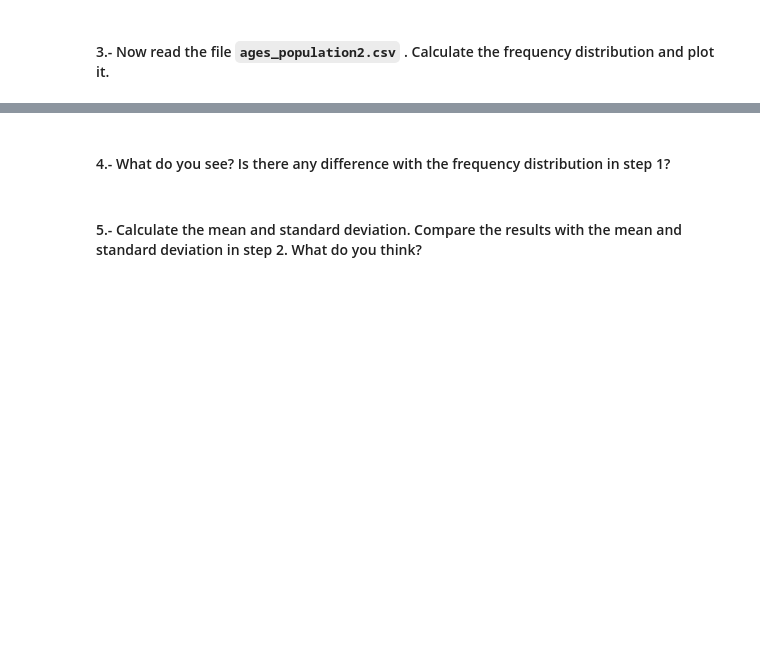
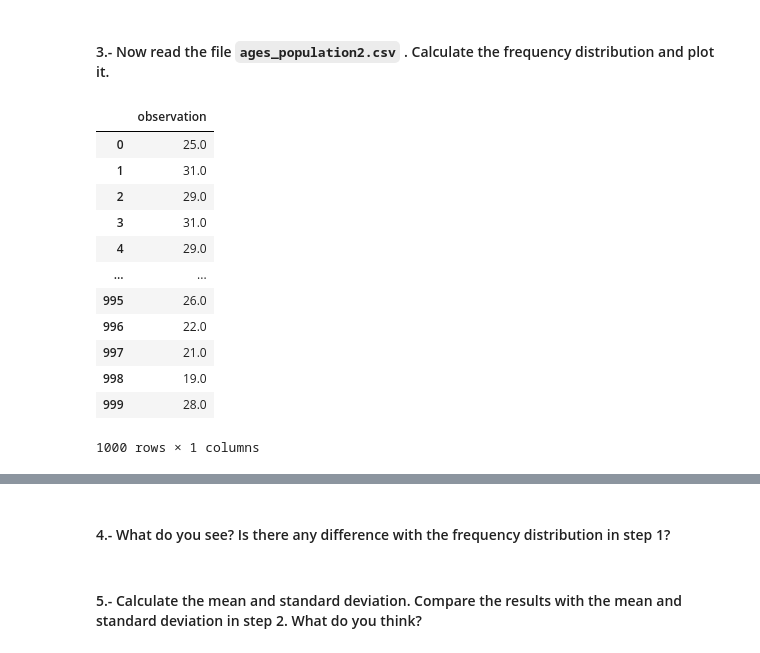
Before and after one commit to ta-data-bcn/descriptive-stats, a Jupyter notebook: your-code/Descriptive Stats.ipynb, the cells around one changed output, grey strips where cells are left out. Drawn from its saved outputs; the diff is of its cells as text; code cells hidden in the pictures; blank space fills up the shorter version.

```diff
--- a/your-code/Descriptive Stats.ipynb
+++ b/your-code/Descriptive Stats.ipynb
@@ -274,0 +280,17 @@ your comments here
+# %%
+ages_pop2 = pd.read_csv("../data/ages_population2.csv")
+ages_pop2
+# %% [output]
+|  | observation |
+| 0 | 25.0 |
+| 1 | 31.0 |
+| 2 | 29.0 |
+| 3 | 31.0 |
+| 4 | 29.0 |
+| ... | ... |
+| 995 | 26.0 |
+| 996 | 22.0 |
+| 997 | 21.0 |
+| 998 | 19.0 |
+| 999 | 28.0 |
+1000 rows × 1 columns
```
Also changed, not shown: parts of 20 cells of this notebook.
